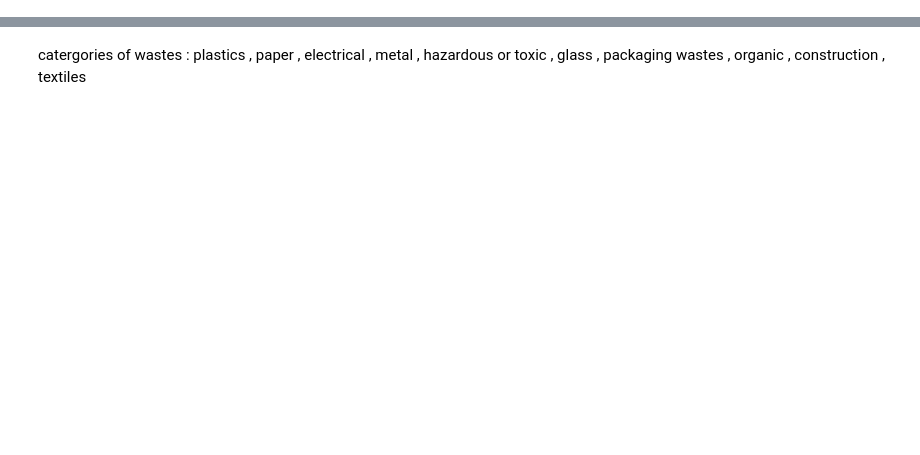
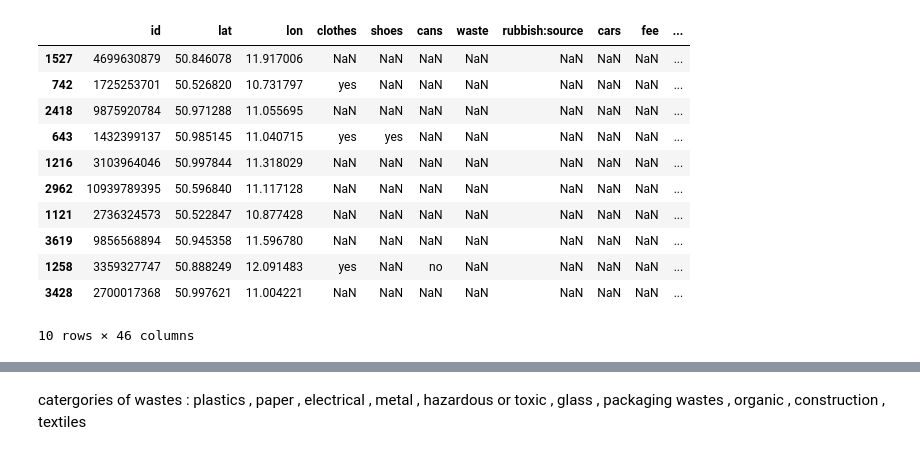
Before and after one commit to OmdenaAI/Berlin-Chapter-Challenge-Waste-Management, a Jupyter notebook: src/data/3-clean data/Data_Rework/Geospatial Data/Recycling centres/KaviRana_recyclingcentres.ipynb, the cells around one changed output, grey strips where cells are left out. Cells and saved outputs as stored; diff of their text form; code cells hidden in the pictures; blank space fills up the shorter version.

```diff
--- a/src/data/3-clean data/Data_Rework/Geospatial Data/Recycling centres/KaviRana_recyclingcentres.ipynb
+++ b/src/data/3-clean data/Data_Rework/Geospatial Data/Recycling centres/KaviRana_recyclingcentres.ipynb
@@ -287,0 +306,17 @@ def merging(paths):
+# %%
+reviewdf = pd.read_csv("E:\\mygit\\Berlin-Chapter-Challenge-Waste-Management\\src\\data\\3-clean data\\Data_Rework\\Geospatial Data\\Recycling centres\\Recycling_centres_ Thuringia.csv")
+# %%
+reviewdf.sample(10)
+# %% [output]
+|  | id | lat | lon | clothes | shoes | cans | waste | rubbish:source | cars | fee | ... |
+| 1527 | 4699630879 | 50.846078 | 11.917006 | NaN | NaN | NaN | NaN | NaN | NaN | NaN | ... |
+| 742 | 1725253701 | 50.526820 | 10.731797 | yes | NaN | NaN | NaN | NaN | NaN | NaN | ... |
+| 2418 | 9875920784 | 50.971288 | 11.055695 | NaN | NaN | NaN | NaN | NaN | NaN | NaN | ... |
+| 643 | 1432399137 | 50.985145 | 11.040715 | yes | yes | NaN | NaN | NaN | NaN | NaN | ... |
+| 1216 | 3103964046 | 50.997844 | 11.318029 | NaN | NaN | NaN | NaN | NaN | NaN | NaN | ... |
+| 2962 | 10939789395 | 50.596840 | 11.117128 | NaN | NaN | NaN | NaN | NaN | NaN | NaN | ... |
+| 1121 | 2736324573 | 50.522847 | 10.877428 | NaN | NaN | NaN | NaN | NaN | NaN | NaN | ... |
+| 3619 | 9856568894 | 50.945358 | 11.596780 | NaN | NaN | NaN | NaN | NaN | NaN | NaN | ... |
+| 1258 | 3359327747 | 50.888249 | 12.091483 | yes | NaN | no | NaN | NaN | NaN | NaN | ... |
+| 3428 | 2700017368 | 50.997621 | 11.004221 | NaN | NaN | NaN | NaN | NaN | NaN | NaN | ... |
+10 rows × 46 columns
```
Also changed, not shown: parts of 11 cells of this notebook, 2 other files.
